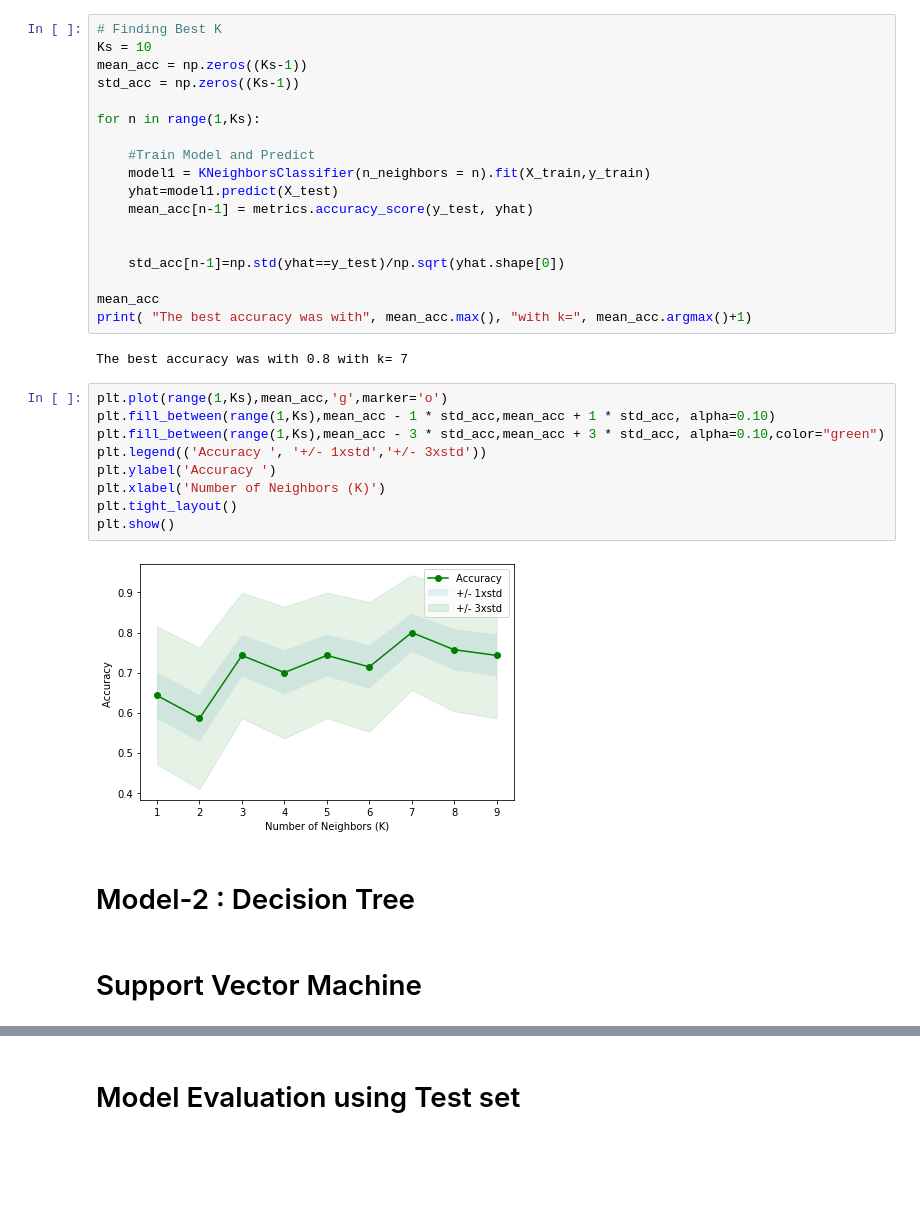
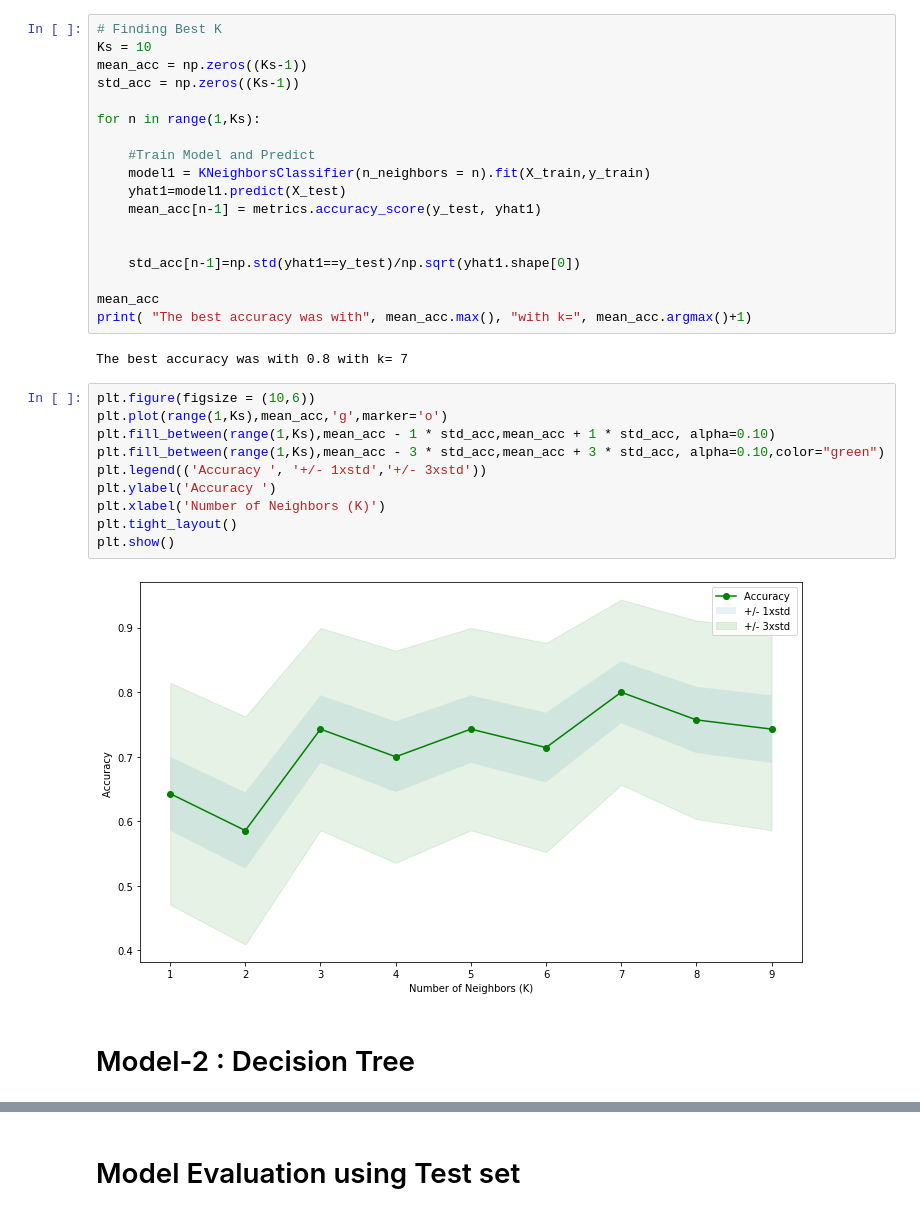
Before and after one commit to ShubhamOulkar/Customer-Loans_Status-Predictions, a Jupyter notebook: Loan(Classification)_Final_ML_project.ipynb, the cells around one changed output, grey strips where cells are left out. Cells and saved outputs as stored; diff of their text form; blank space fills up the shorter version.

```diff
--- a/Loan(Classification)_Final_ML_project.ipynb
+++ b/Loan(Classification)_Final_ML_project.ipynb
@@ -286,28 +286,27 @@ for n in range(1,Ks):
 
     #Train Model and Predict
     model1 = KNeighborsClassifier(n_neighbors = n).fit(X_train,y_train)
-    yhat=model1.predict(X_test)
-    mean_acc[n-1] = metrics.accuracy_score(y_test, yhat)
+    yhat1=model1.predict(X_test)
+    mean_acc[n-1] = metrics.accuracy_score(y_test, yhat1)
 
 
-    std_acc[n-1]=np.std(yhat==y_test)/np.sqrt(yhat.shape[0])
+    std_acc[n-1]=np.std(yhat1==y_test)/np.sqrt(yhat1.shape[0])
 
 mean_acc
 print( "The best accuracy was with", mean_acc.max(), "with k=", mean_acc.argmax()+1)
 # %% [output]
 The best accuracy was with 0.8 with k= 7
 # %%
+plt.figure(figsize = (10,6))
 plt.plot(range(1,Ks),mean_acc,'g',marker='o')
 plt.fill_between(range(1,Ks),mean_acc - 1 * std_acc,mean_acc + 1 * std_acc, alpha=0.10)
 plt.fill_between(range(1,Ks),mean_acc - 3 * std_acc,mean_acc + 3 * std_acc, alpha=0.10,color="green")
 plt.legend(('Accuracy ', '+/- 1xstd','+/- 3xstd'))
 plt.ylabel('Accuracy ')
 plt.xlabel('Number of Neighbors (K)')
 plt.tight_layout()
 plt.show()
 # %% [output]
-[figure, old version]
+[figure, new version]
 # %% [markdown]
 # Model-2 : Decision Tree
-# %% [markdown]
-# Support Vector Machine
```
Also changed, not shown: parts of 18 cells of this notebook.
